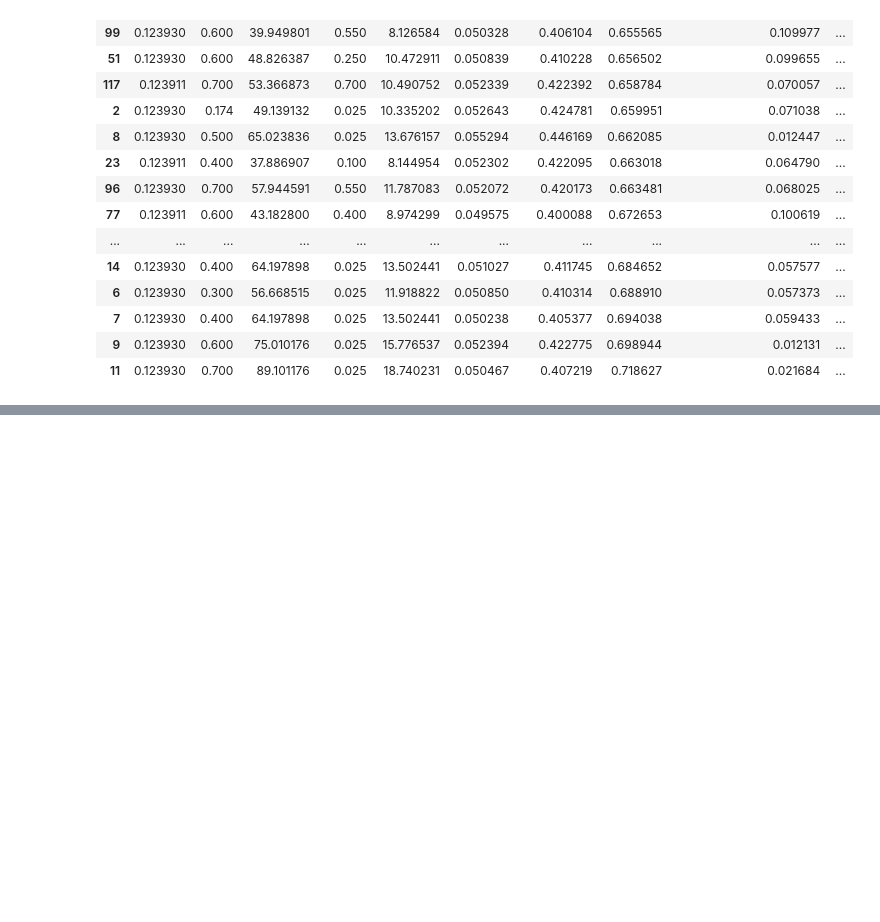
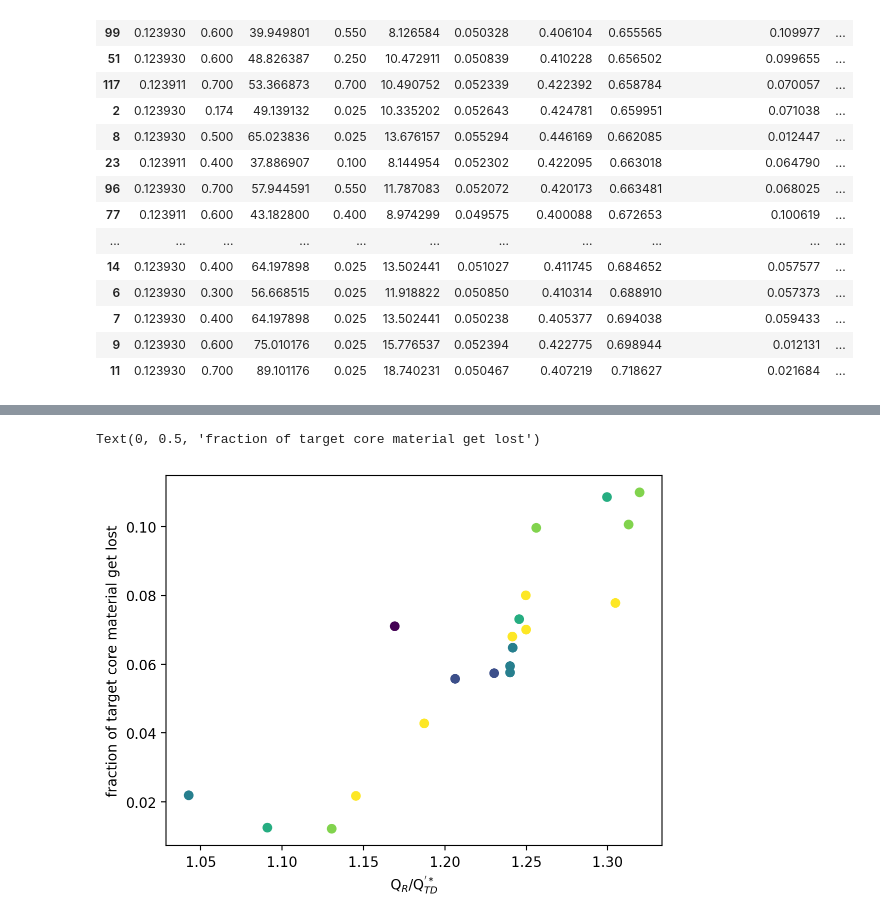
Before and after one commit to JingyaoDOU/SWIFT_share_public, a Jupyter notebook: Mercury_data/m0d12_mercury_impactdata.ipynb, the cells around one changed output, grey strips where cells are left out. Saved outputs shown, nothing was run; the diff lists cells and outputs as text; code cells hidden in the pictures; blank space fills up the shorter version.

Commit message:
add Q norm

```diff
--- a/Mercury_data/m0d12_mercury_impactdata.ipynb
+++ b/Mercury_data/m0d12_mercury_impactdata.ipynb
@@ -72,0 +80,9 @@ sns.histplot(df[sel].targ_core_complete_loss,bins=15)
+# %%
+ax = plt.gca()
+ax.scatter(df[sel].Q_targ_norm,df[sel].targ_core_loss,c= df[sel].b)
+
+ax.set_xlabel(r"Q$_{R}$/Q$^{'*}_{TD}$")
+ax.set_ylabel('fraction of target core material get lost')
+# %% [output]
+Text(0, 0.5, 'fraction of target core material get lost')
+[figure, added]
```
Also changed, not shown: parts of 7 cells of this notebook, 1 other file.
